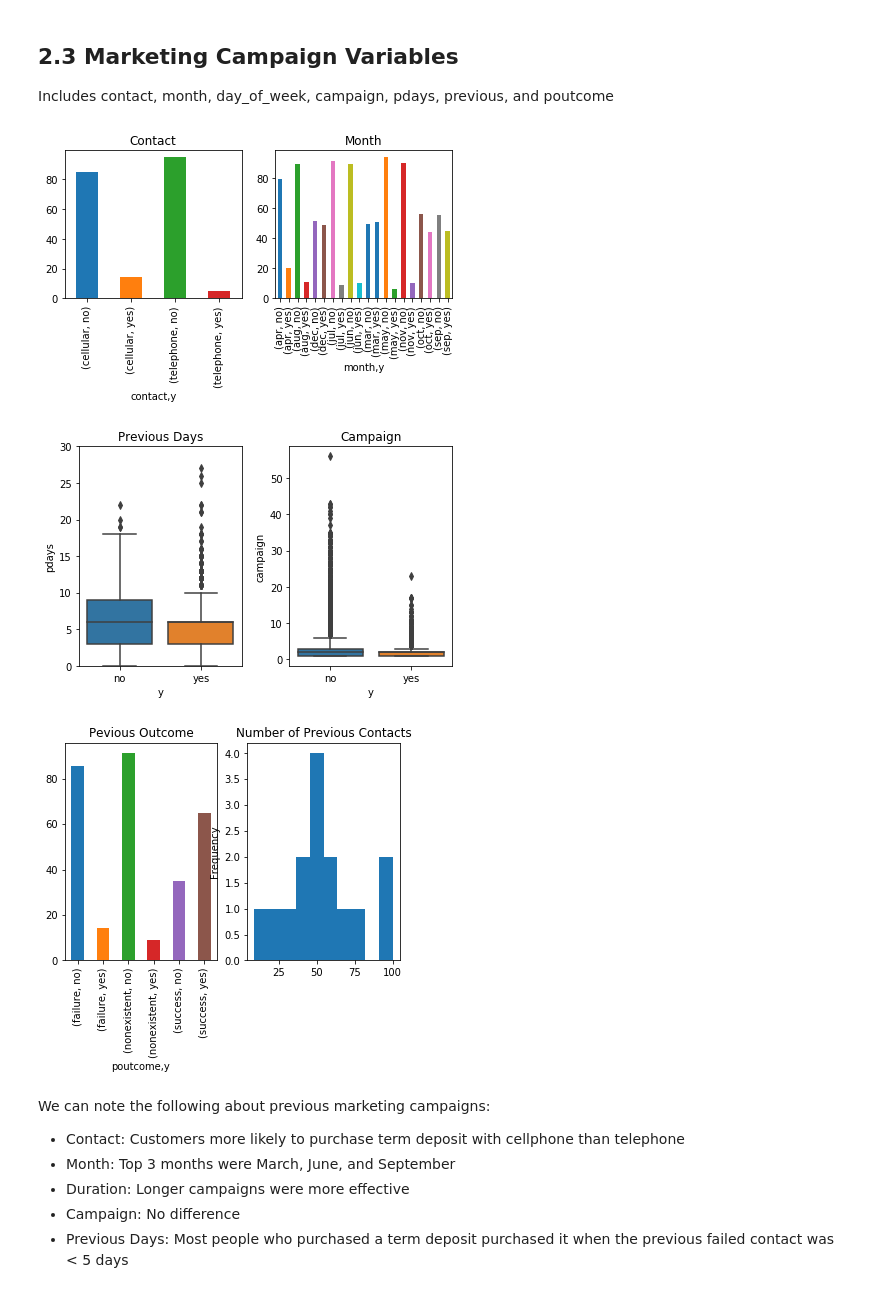
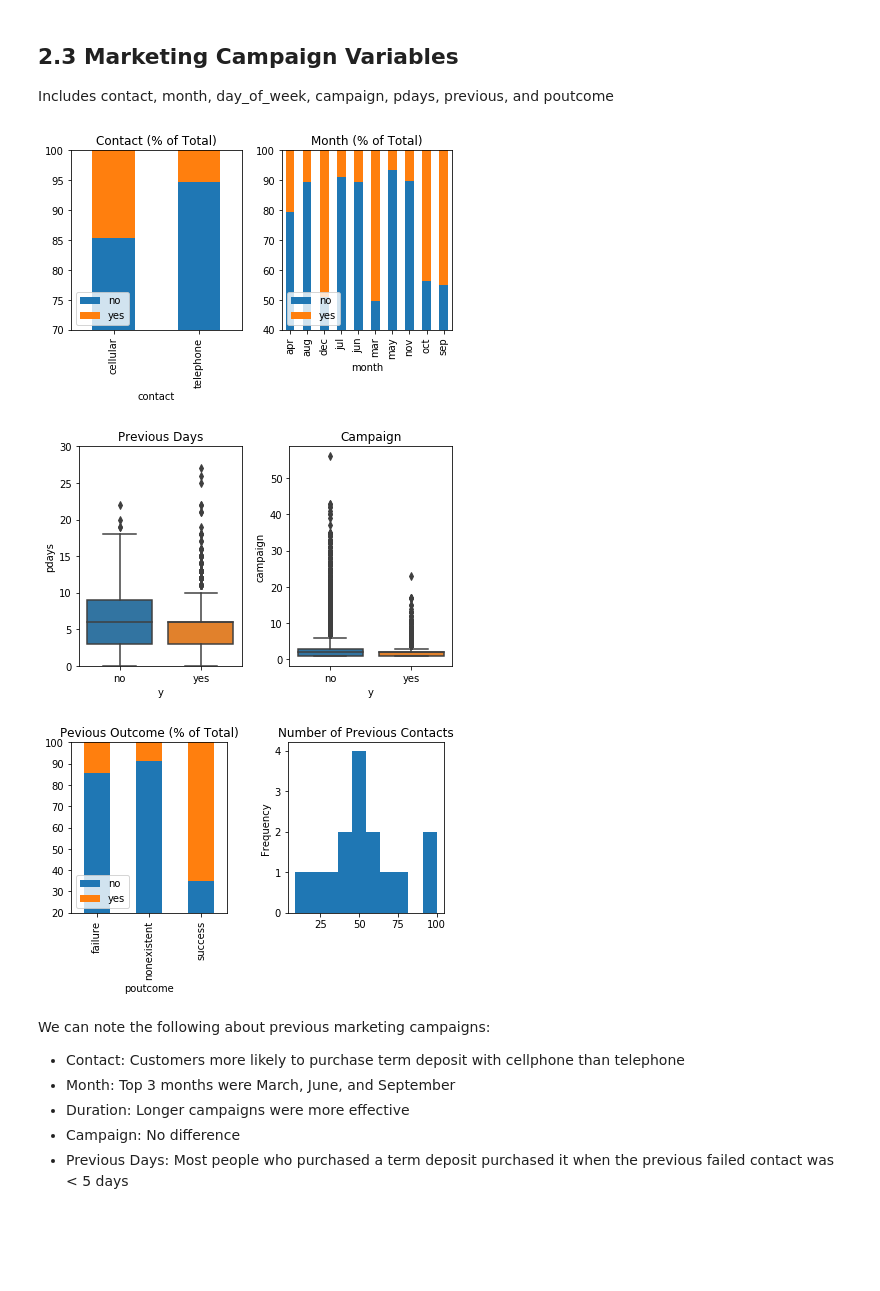
Before and after one commit to Jwn758/SpringboardProjects, a Jupyter notebook: CapstoneProject1/Jin No's Capstone Project 1.ipynb, the cells around one changed output. Drawn from its saved outputs; the diff is of its cells as text; code cells hidden in the pictures; blank space fills up the shorter version.

```diff
--- a/CapstoneProject1/Jin No's Capstone Project 1.ipynb
+++ b/CapstoneProject1/Jin No's Capstone Project 1.ipynb
@@ -328,14 +353,20 @@ fig, axes = plt.subplots(nrows=1, ncols=2)
 #Contact
 contact_df = df2.groupby(["contact", "y"]).size()
 contact_df = contact_df.groupby(level = 0).apply(lambda x: 100*x / float(x.sum()))
-contact_df.plot.bar(ax = axes[0])
-axes[0].set_title("Contact")
+contact_df = pd.DataFrame(contact_df)
+contact_df.unstack().plot(kind = "bar", stacked = True, ax = axes[0])
+axes[0].legend(["no", "yes"], loc = "lower left")
+axes[0].set_ylim((70,100))
+axes[0].set_title("Contact (% of Total)")
 
 #Month
 month_df = df2.groupby(["month", "y"]).size()
 month_df = month_df.groupby(level = 0).apply(lambda x: 100*x / float(x.sum()))
-month_df.plot.bar(ax = axes[1])
-axes[1].set_title("Month")
+month_df = pd.DataFrame(month_df)
+month_df.unstack().plot(kind = "bar", stacked = True, ax = axes[1])
+axes[1].legend(["no", "yes"], loc = "lower left")
+axes[1].set_ylim((40,100))
+axes[1].set_title("Month (% of Total)")
 
 plt.tight_layout()
 plt.show()
@@ -347,37 +378,41 @@ fig, axes = plt.subplots(nrows=1, ncols=2)
 
 #pdays
 pdays_df = df2.loc[df2["pdays"] != 999]
 sns.boxplot(x = "y", y = "pdays", data = pdays_df, ax = axes[0])
 axes[0].set_title("Previous Days")
 axes[0].set_ylim(0, 30)
 
 #Campaign
 sns.boxplot(x = "y", y = "campaign", data = df2, ax = axes[1])
 axes[1].set_title("Campaign")
 
 plt.tight_layout()
 plt.show()
 
 fig, axes = plt.subplots(nrows=1, ncols=2)
 
 #poutcome
 poutcome_df = df2.groupby(["poutcome", "y"]).size()
 poutcome_df = poutcome_df.groupby(level = 0).apply(lambda x: 100*x / float(x.sum()))
-poutcome_df.plot.bar(ax = axes[0])
-axes[0].set_title("Pevious Outcome")
+poutcome_df = pd.DataFrame(poutcome_df)
+poutcome_df.unstack().plot(kind = "bar", stacked = True, ax = axes[0])
+axes[0].legend(["no", "yes"], loc = "lower left")
+axes[0].set_ylim((20,100))
+axes[0].set_title("Pevious Outcome (% of Total)")
 
 #previous
 #sns.boxplot(x = "y", y = "previous", data = df2, ax = axes[1])
 axes[1].set_title("Number of Previous Contacts")
 previous_df = df2.groupby(["previous", "y"]).size()
 previous_df = previous_df.groupby(level = 0).apply(lambda x: 100*x / float(x.sum()))
 previous_df.plot.hist(ax = axes[1])
 
+plt.tight_layout()
 plt.show()
 # %% [output]
-[figure, old version]
+[figure, new version]
 [figure]
-[figure, old version]
+[figure, new version]
 # %% [markdown]
 We can note the following about previous marketing campaigns:
 * Contact: Customers more likely to purchase term deposit with cellphone than telephone
```
Also changed, not shown: parts of 33 cells of this notebook.
